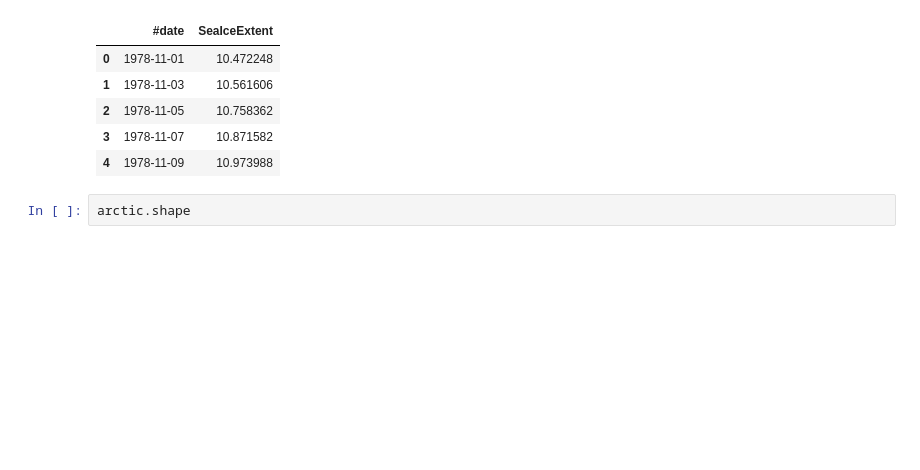
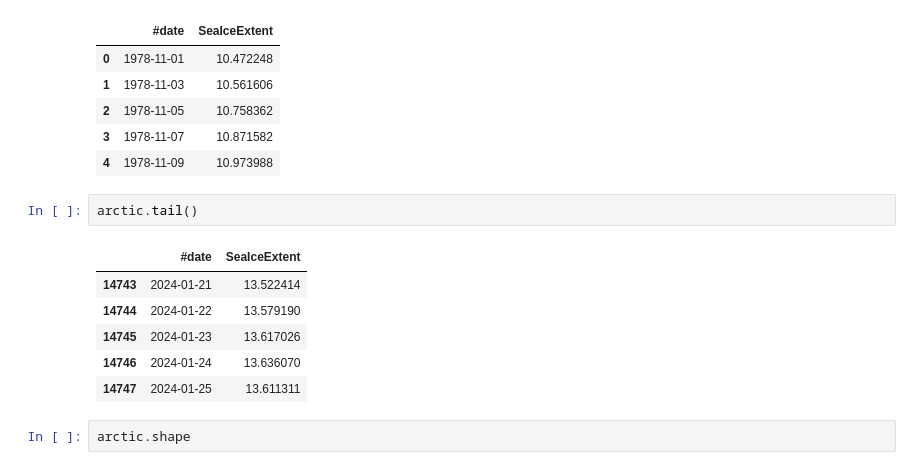
Before and after one commit to dilancroos/ice_extent, a Jupyter notebook: sea_ice.ipynb, the cells around one changed output. Saved outputs shown, nothing was run; the diff lists cells and outputs as text; blank space fills up the shorter version.

```diff
--- a/sea_ice.ipynb
+++ b/sea_ice.ipynb
@@ -58,6 +67,15 @@ arctic.head()
 | 2 | 1978-11-05 | 10.758362 |
 | 3 | 1978-11-07 | 10.871582 |
 | 4 | 1978-11-09 | 10.973988 |
+# %%
+arctic.tail()
+# %% [output]
+|  | #date | SeaIceExtent |
+| 14743 | 2024-01-21 | 13.522414 |
+| 14744 | 2024-01-22 | 13.579190 |
+| 14745 | 2024-01-23 | 13.617026 |
+| 14746 | 2024-01-24 | 13.636070 |
+| 14747 | 2024-01-25 | 13.611311 |
 # %%
 arctic.shape
 # %% [output]
```
Also changed, not shown: parts of 3 cells of this notebook, 8 other files.
